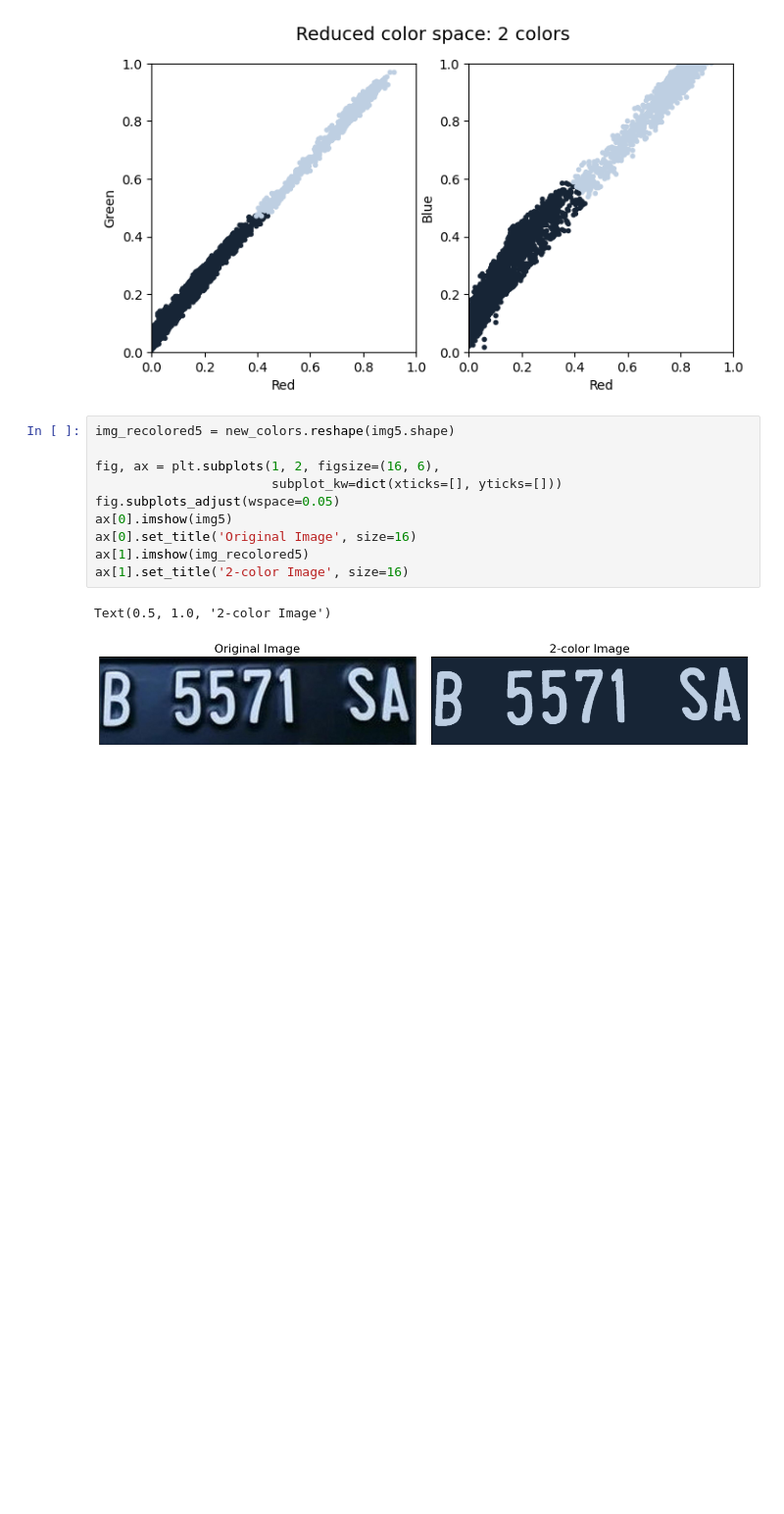
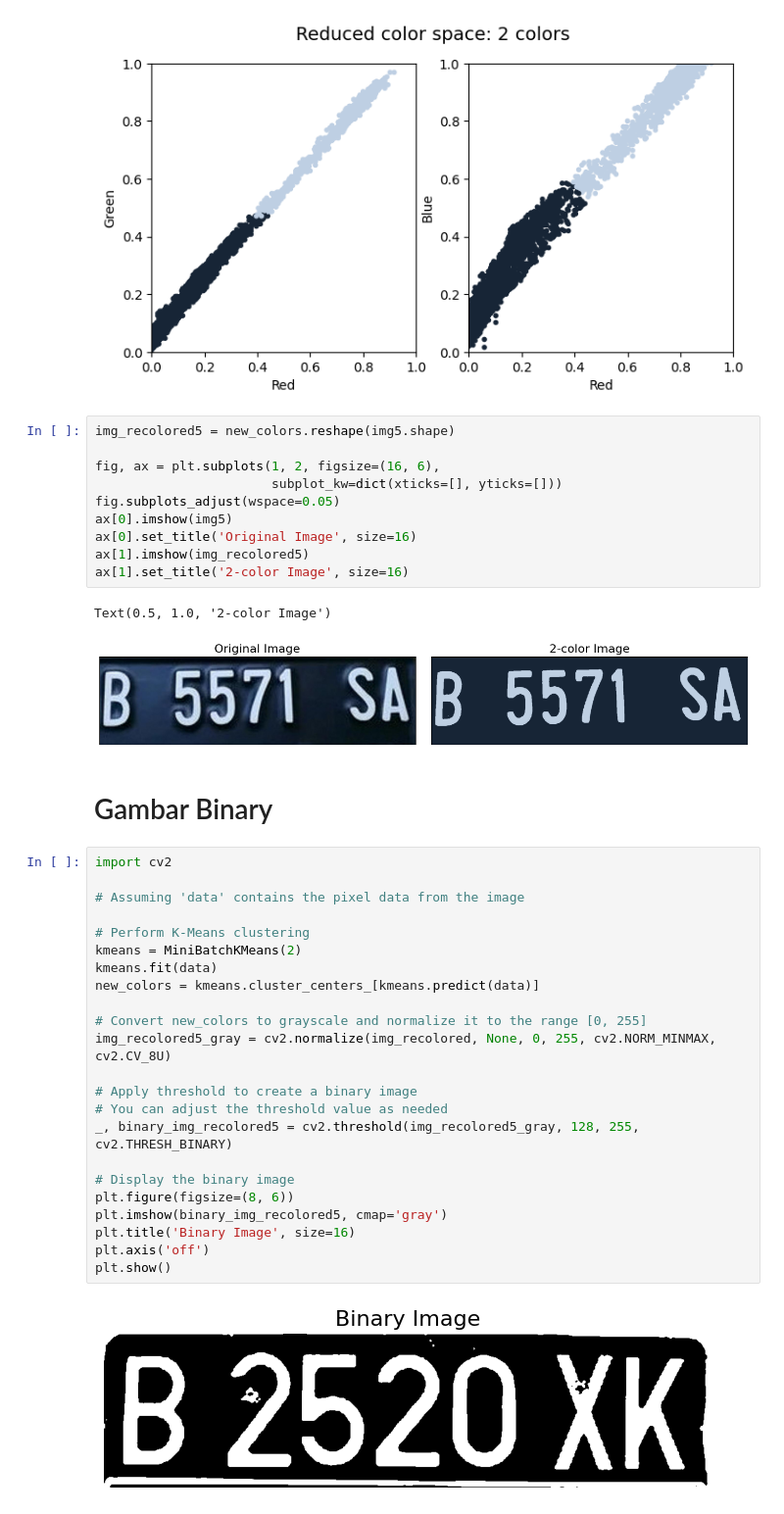
Before and after one commit to DhayuIntan/Machine_Learning, a Jupyter notebook: UTS/UTS_Dhayu_Intan.ipynb, the cells around one changed output. Shown at 98% size. Drawn from its saved outputs; the diff is of its cells as text; blank space fills up the shorter version.

```diff
--- a/UTS/UTS_Dhayu_Intan.ipynb
+++ b/UTS/UTS_Dhayu_Intan.ipynb
@@ -383,3 +383,30 @@ ax[1].set_title('2-color Image', size=16)
 # %% [output]
 Text(0.5, 1.0, '2-color Image')
 [figure]
+# %% [markdown]
+# Gambar Binary
+# %%
+import cv2
+
+# Assuming 'data' contains the pixel data from the image
+
+# Perform K-Means clustering
+kmeans = MiniBatchKMeans(2)
+kmeans.fit(data)
+new_colors = kmeans.cluster_centers_[kmeans.predict(data)]
+
+# Convert new_colors to grayscale and normalize it to the range [0, 255]
+img_recolored5_gray = cv2.normalize(img_recolored, None, 0, 255, cv2.NORM_MINMAX, cv2.CV_8U)
+
+# Apply threshold to create a binary image
+# You can adjust the threshold value as needed
+_, binary_img_recolored5 = cv2.threshold(img_recolored5_gray, 128, 255, cv2.THRESH_BINARY)
+
+# Display the binary image
+plt.figure(figsize=(8, 6))
+plt.imshow(binary_img_recolored5, cmap='gray')
+plt.title('Binary Image', size=16)
+plt.axis('off')
+plt.show()
+# %% [output]
+[figure, added]
```
Also changed, not shown: parts of 1 cell of this notebook.
